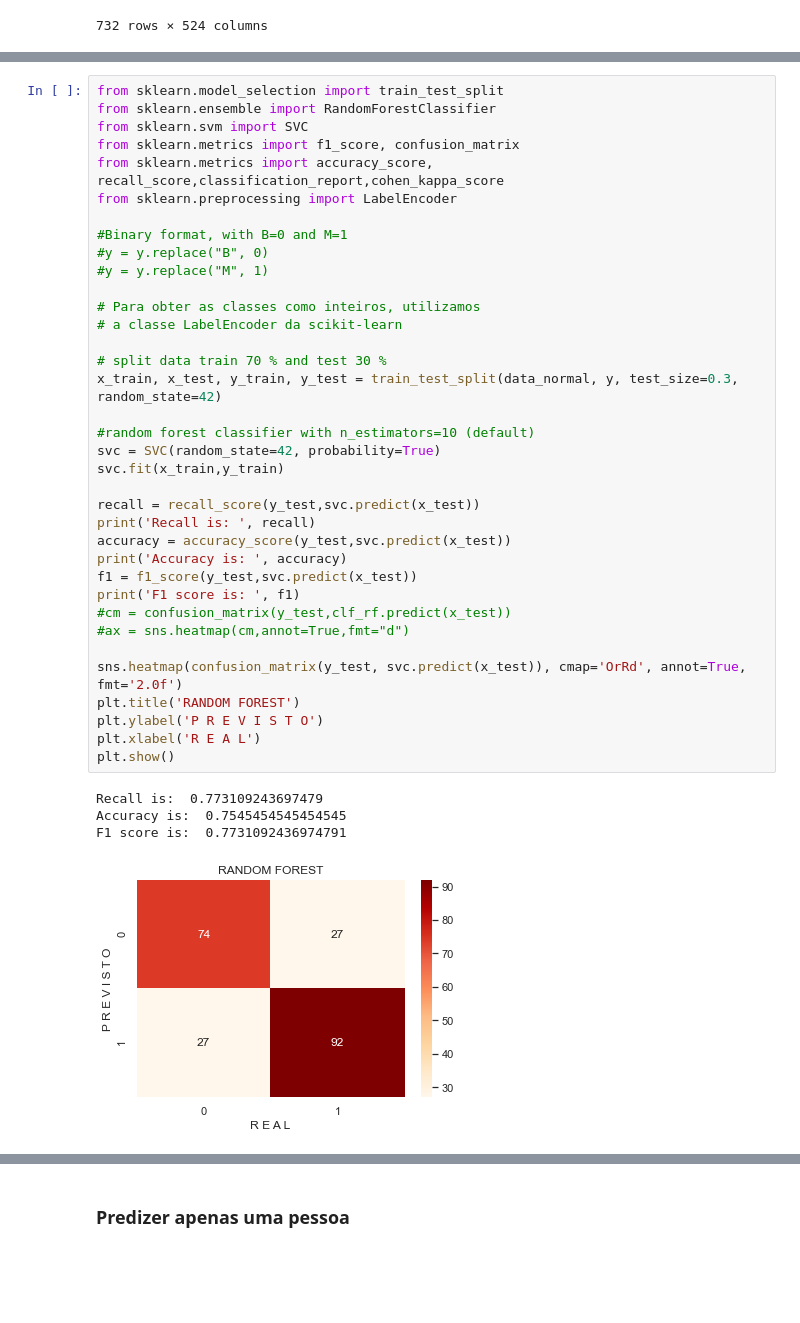
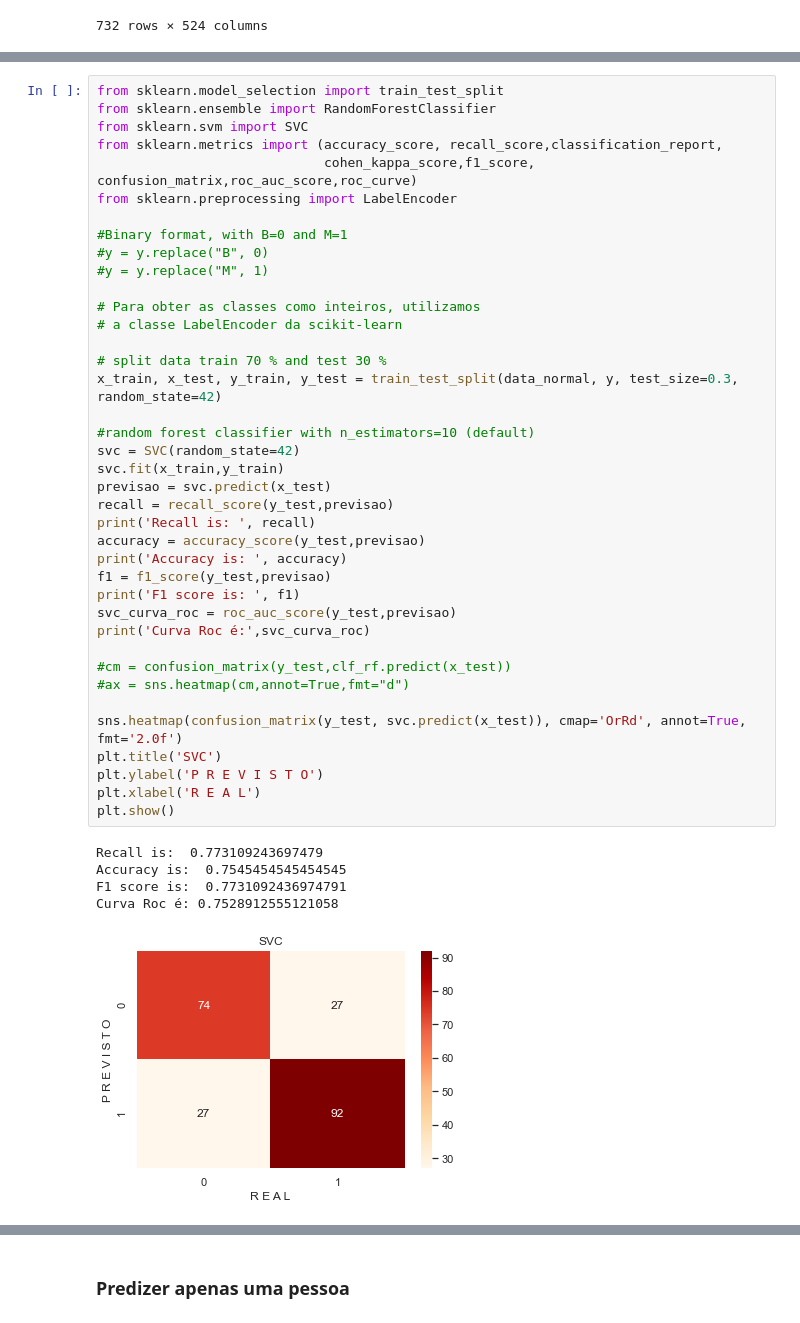
Before and after one commit to joseboas/SEI_SICITE, a Jupyter notebook: Classificacao-Autismo.ipynb, the cells around one changed output, grey strips where cells are left out. Cells and saved outputs as stored; diff of their text form; blank space fills up the shorter version.

```diff
--- a/Classificacao-Autismo.ipynb
+++ b/Classificacao-Autismo.ipynb
@@ -227,42 +227,46 @@ data_normal
 # %%
 from sklearn.model_selection import train_test_split
 from sklearn.ensemble import RandomForestClassifier
 from sklearn.svm import SVC
-from sklearn.metrics import f1_score, confusion_matrix
-from sklearn.metrics import accuracy_score, recall_score,classification_report,cohen_kappa_score
+from sklearn.metrics import (accuracy_score, recall_score,classification_report,
+                             cohen_kappa_score,f1_score, confusion_matrix,roc_auc_score,roc_curve)
 from sklearn.preprocessing import LabelEncoder
 
 #Binary format, with B=0 and M=1
 #y = y.replace("B", 0)
 #y = y.replace("M", 1)
 
 # Para obter as classes como inteiros, utilizamos
 # a classe LabelEncoder da scikit-learn
 
 # split data train 70 % and test 30 %
 x_train, x_test, y_train, y_test = train_test_split(data_normal, y, test_size=0.3, random_state=42)
 
 #random forest classifier with n_estimators=10 (default)
-svc = SVC(random_state=42, probability=True)
+svc = SVC(random_state=42)
 svc.fit(x_train,y_train)
+previsao = svc.predict(x_test)
+recall = recall_score(y_test,previsao)
+print('Recall is: ', recall)
+accuracy = accuracy_score(y_test,previsao)
+print('Accuracy is: ', accuracy)
+f1 = f1_score(y_test,previsao)
+print('F1 score is: ', f1)
+svc_curva_roc = roc_auc_score(y_test,previsao)
+print('Curva Roc é:',svc_curva_roc)
 
-recall = recall_score(y_test,svc.predict(x_test))
-print('Recall is: ', recall)
-accuracy = accuracy_score(y_test,svc.predict(x_test))
-print('Accuracy is: ', accuracy)
-f1 = f1_score(y_test,svc.predict(x_test))
-print('F1 score is: ', f1)
 #cm = confusion_matrix(y_test,clf_rf.predict(x_test))
 #ax = sns.heatmap(cm,annot=True,fmt="d")
 
 sns.heatmap(confusion_matrix(y_test, svc.predict(x_test)), cmap='OrRd', annot=True, fmt='2.0f')
-plt.title('RANDOM FOREST')
+plt.title('SVC')
 plt.ylabel('P R E V I S T O')
 plt.xlabel('R E A L')
 plt.show()
 # %% [output]
 Recall is:  0.773109243697479
 Accuracy is:  0.7545454545454545
 F1 score is:  0.7731092436974791
+Curva Roc é: 0.7528912555121058
-[figure, old version]
+[figure, new version]
 # %%
```
Also changed, not shown: parts of 6 cells of this notebook, 1 other file.
